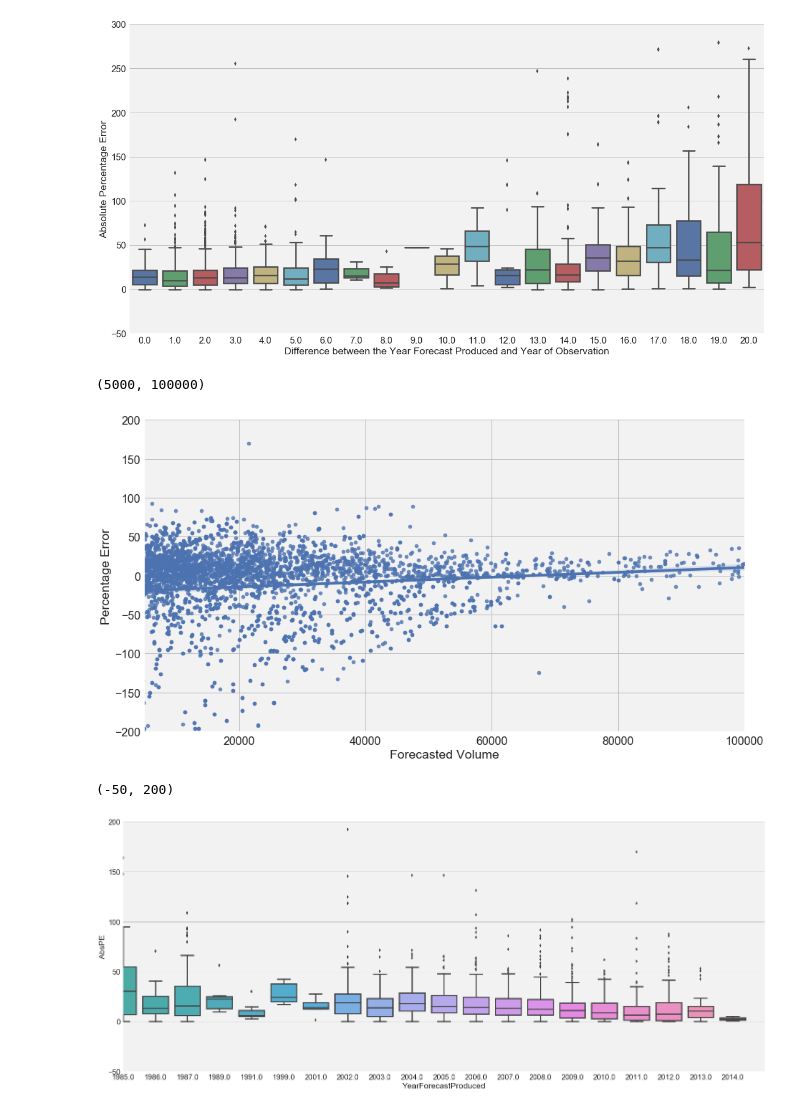
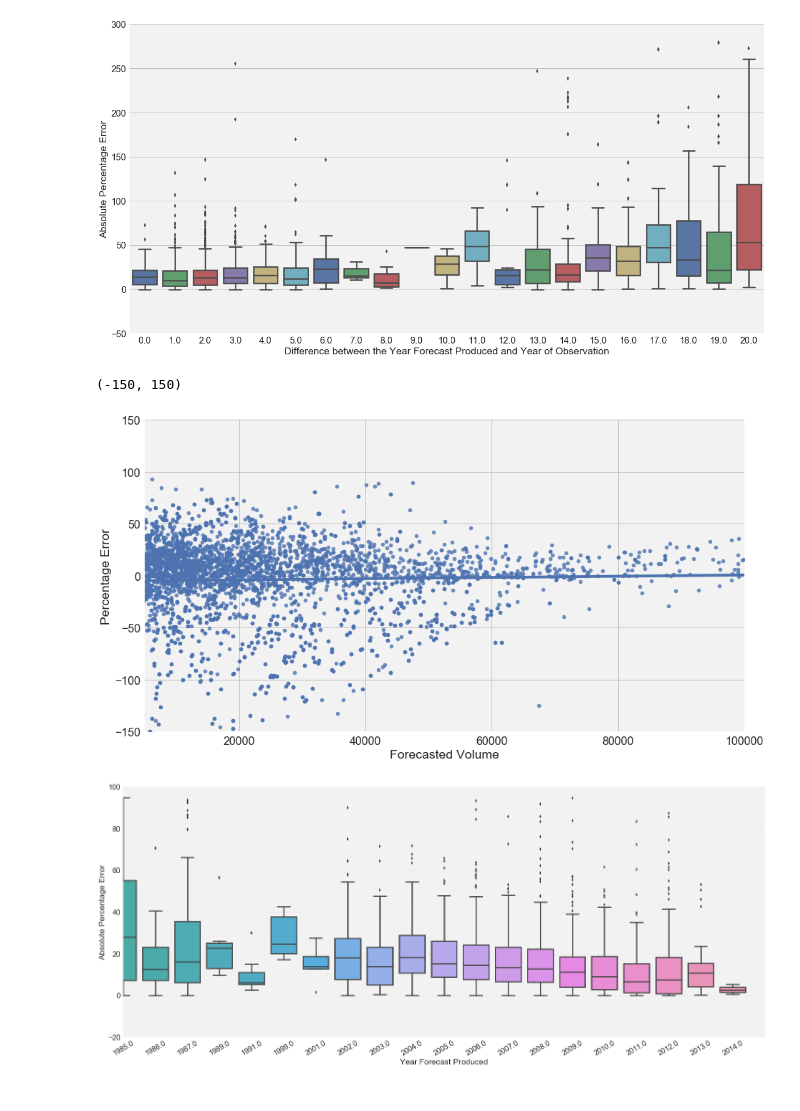
Before and after one commit to jawadmhoque/accuracy-assessment, a Jupyter notebook: Figures/Untitled.ipynb, the cells around one changed output. Drawn from its saved outputs; the diff is of its cells as text; code cells hidden in the pictures.

Commit message:
notebook for figures, model

```diff
--- a/Figures/Untitled.ipynb
+++ b/Figures/Untitled.ipynb
@@ -8,6 +8,8 @@ import seaborn as sns #nice looking plots
 sns.set(color_codes=True)
 # %%
 flatdata_adjusted=pd.read_csv('flatdata_adjusted.csv')
+# %%
+flatdata_adjusted=flatdata_adjusted.assign(DiffYear=flatdata_adjusted['ForecastYear']-flatdata_adjusted['YearForecastProduced'])
 # %%
 sns.set_style("darkgrid", {"axes.facecolor": ".9"})
 # %%
@@ -60,24 +62,26 @@ ax.set_ylim(-200,200)
 ax.set_xlabel('Forecasted Volume')
 ax.set_ylabel('Percentage Error')
 #ax.set_facecolor(axis_bgcolor)
-ax.figure.savefig('scatterplotPE.png')
+ax.figure.savefig('scatterplot Percent Error.png',bbox_inches='tight')
 
 ax.figure.set_size_inches(15,8)
 ax.set_xlim(5000,100000)
 
-#ax.set_ylim(0,500)
+ax.set_ylim(-150,150)
 # %% [output]
-(5000, 100000)
+(-150, 150)
-[figure, old version]
+[figure, new version]
 # %%
 sns.set_context("paper",font_scale=2.0, rc={"lines.linewidth": 2.5})
-sns.set_style("darkgrid",{"axes.facecolor": ".95",'grid.color': '.7','xtick.direction': u'out'})
-ax=sns.boxplot(flatdata_adjusted_year['YearForecastProduced'],flatdata_adjusted_year['AbsPE'])
+sns.set_style("darkgrid",{"axes.facecolor": ".95",'grid.color': '.9'})
+ax=sns.boxplot(flatdata_adjusted['YearForecastProduced'],flatdata_adjusted['AbsPE'])
 ax.figure.set_size_inches(25,10)
+ax.set_xticklabels(ax.get_xticklabels(),rotation=30)
 ax.set_xlim(20,40)
 #ax.set_xticks(labels=xtick_data.index,rotation=35, rotation_mode='anchor', ha='right')
-ax.set_ylim(-50,200)
-#ax.figure.savefig('boxplotyearforecastproduced.png')
+ax.set_ylim(-20,100)
+ax.set_xlabel('Year Forecast Produced')
+ax.set_ylabel('Absolute Percentage Error')
+ax.figure.savefig('boxplotyearforecastproduced.png',bbox_inches='tight')
 # %% [output]
-(-50, 200)
-[figure, old version]
+[figure, new version]
```
Also changed, not shown: parts of 64 cells of this notebook, 31 other files.
